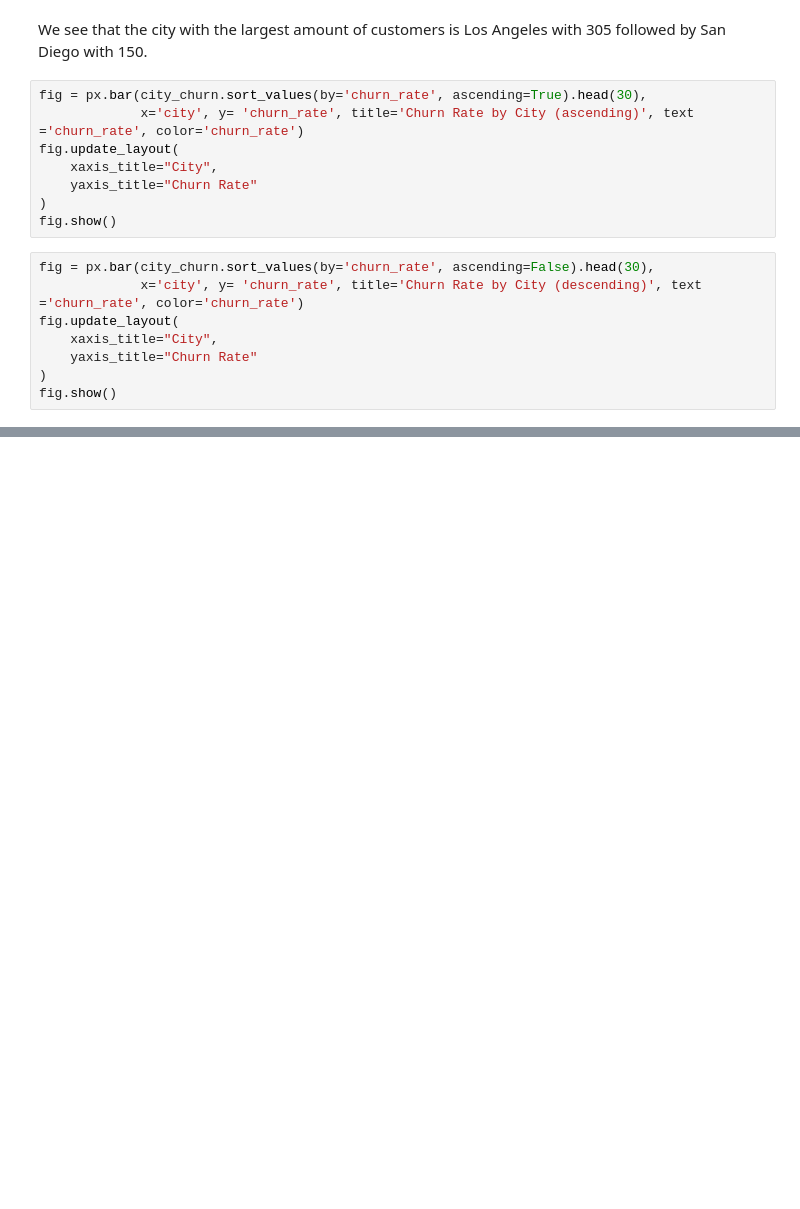
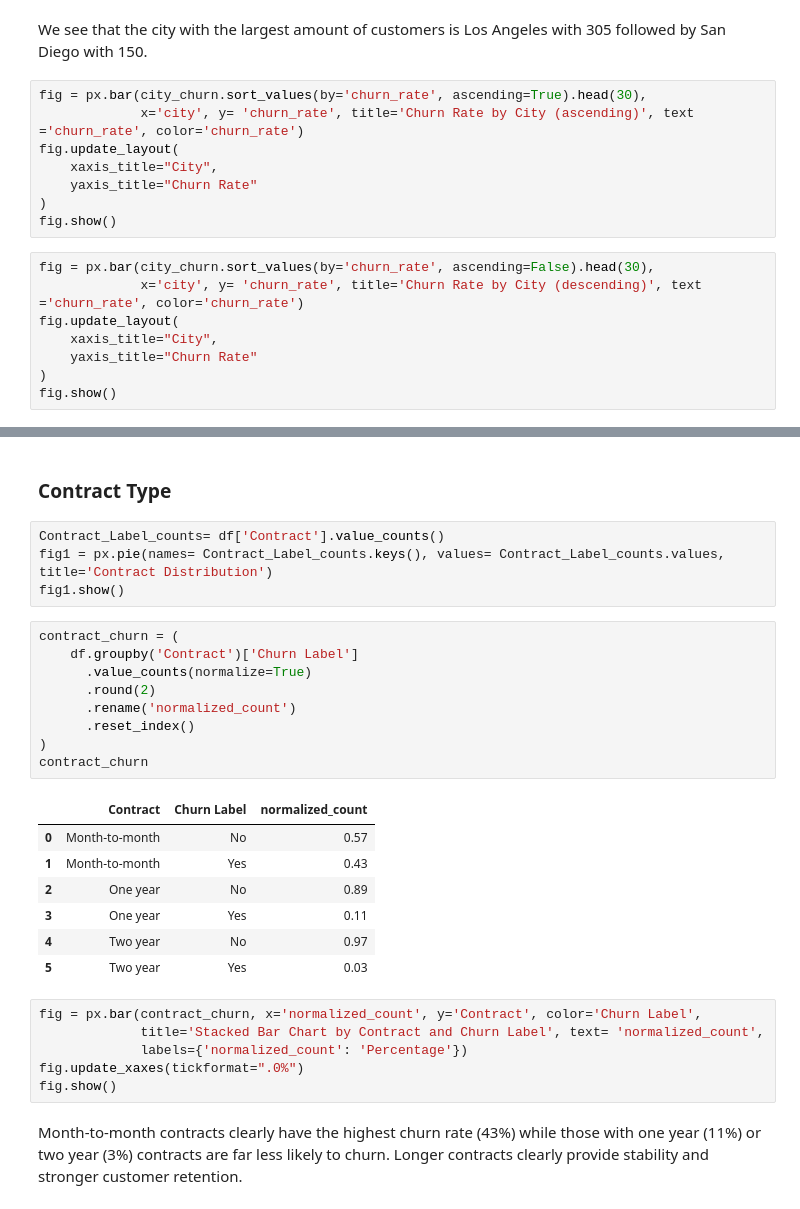
Before and after one commit to jasonlimcs/telco-churn, a Jupyter notebook: customer-churn-analysis.ipynb, the cells around one changed output, grey strips where cells are left out. Saved outputs shown, nothing was run; the diff lists cells and outputs as text; blank space fills up the shorter version.

Commit message:
visualised contract types

```diff
--- a/customer-churn-analysis.ipynb
+++ b/customer-churn-analysis.ipynb
@@ -240,0 +315,31 @@ fig.show()
+# %% [markdown]
+### Contract Type
+# %%
+Contract_Label_counts= df['Contract'].value_counts()
+fig1 = px.pie(names= Contract_Label_counts.keys(), values= Contract_Label_counts.values, title='Contract Distribution')
+fig1.show()
+# %%
+contract_churn = (
+    df.groupby('Contract')['Churn Label']
+      .value_counts(normalize=True)
+      .round(2)
+      .rename('normalized_count')
+      .reset_index()
+)
+contract_churn
+# %% [output]
+|  | Contract | Churn Label | normalized_count |
+| 0 | Month-to-month | No | 0.57 |
+| 1 | Month-to-month | Yes | 0.43 |
+| 2 | One year | No | 0.89 |
+| 3 | One year | Yes | 0.11 |
+| 4 | Two year | No | 0.97 |
+| 5 | Two year | Yes | 0.03 |
+# %%
+fig = px.bar(contract_churn, x='normalized_count', y='Contract', color='Churn Label',
+             title='Stacked Bar Chart by Contract and Churn Label', text= 'normalized_count',
+             labels={'normalized_count': 'Percentage'})
+fig.update_xaxes(tickformat=".0%")
+fig.show()
+# %% [markdown]
+Month-to-month contracts clearly have the highest churn rate (43%) while those with one year (11%) or two year (3%) contracts are far less likely to churn. Longer contracts clearly provide stability and stronger customer retention.
```
Also changed, not shown: parts of 13 cells of this notebook.
